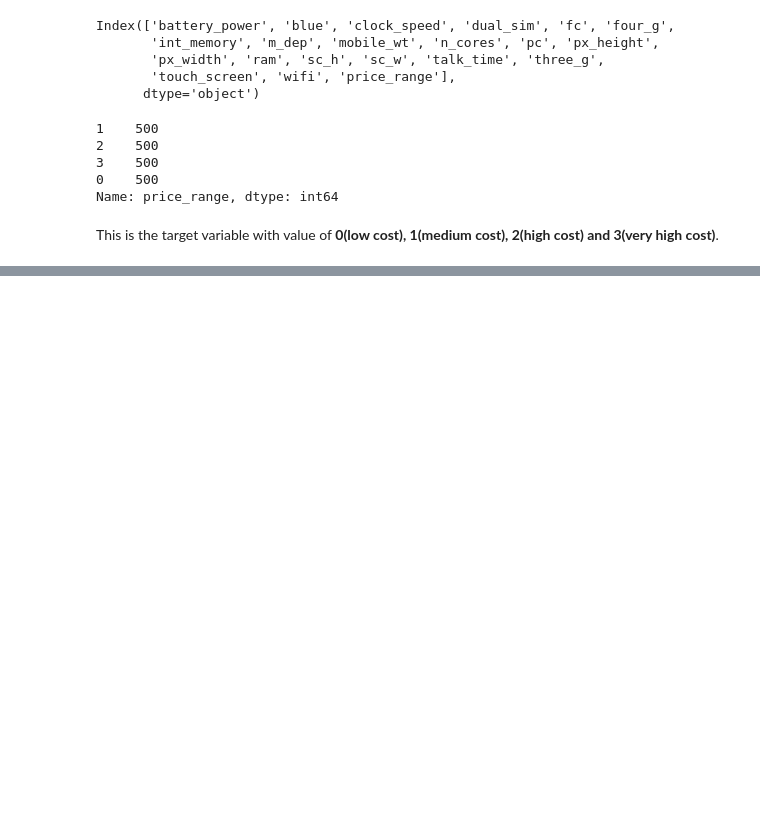
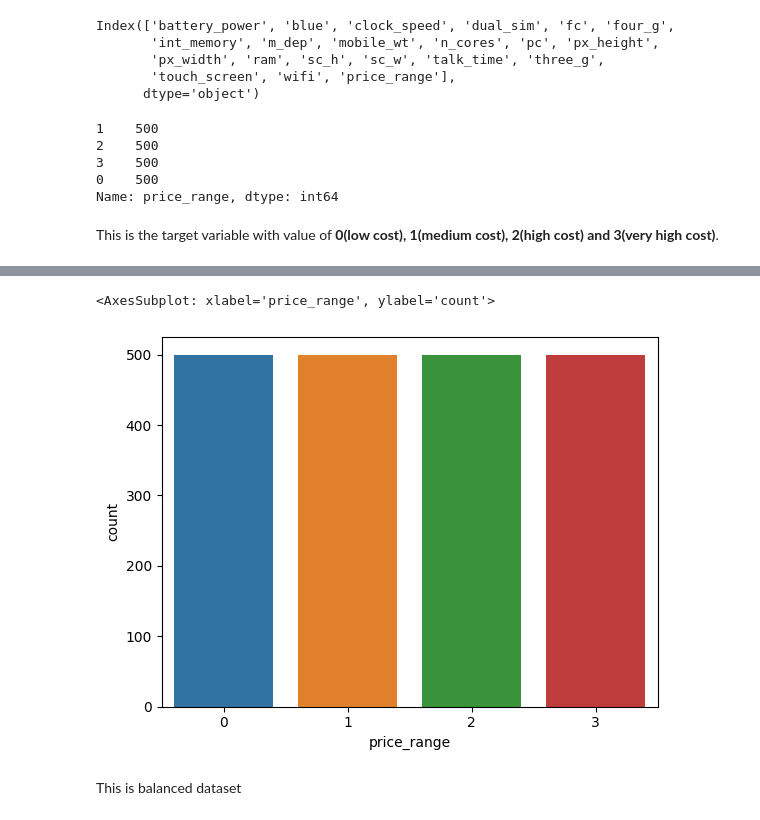
Before and after one commit to mubarakmayyeri/mobile_price_classifcation, a Jupyter notebook: mobile_price_classification.ipynb, the cells around one changed output, grey strips where cells are left out. Saved outputs shown, nothing was run; the diff lists cells and outputs as text; code cells hidden in the pictures; blank space fills up the shorter version.

```diff
--- a/mobile_price_classification.ipynb
+++ b/mobile_price_classification.ipynb
@@ -42,0 +89,7 @@ This is the target variable with value of **0(low cost), 1(medium cost), 2(high
+# %%
+sns.countplot(x= 'price_range', data=df)
+# %% [output]
+<AxesSubplot: xlabel='price_range', ylabel='count'>
+[figure, added]
+# %% [markdown]
+This is balanced dataset
```
Also changed, not shown: parts of 26 cells of this notebook.
